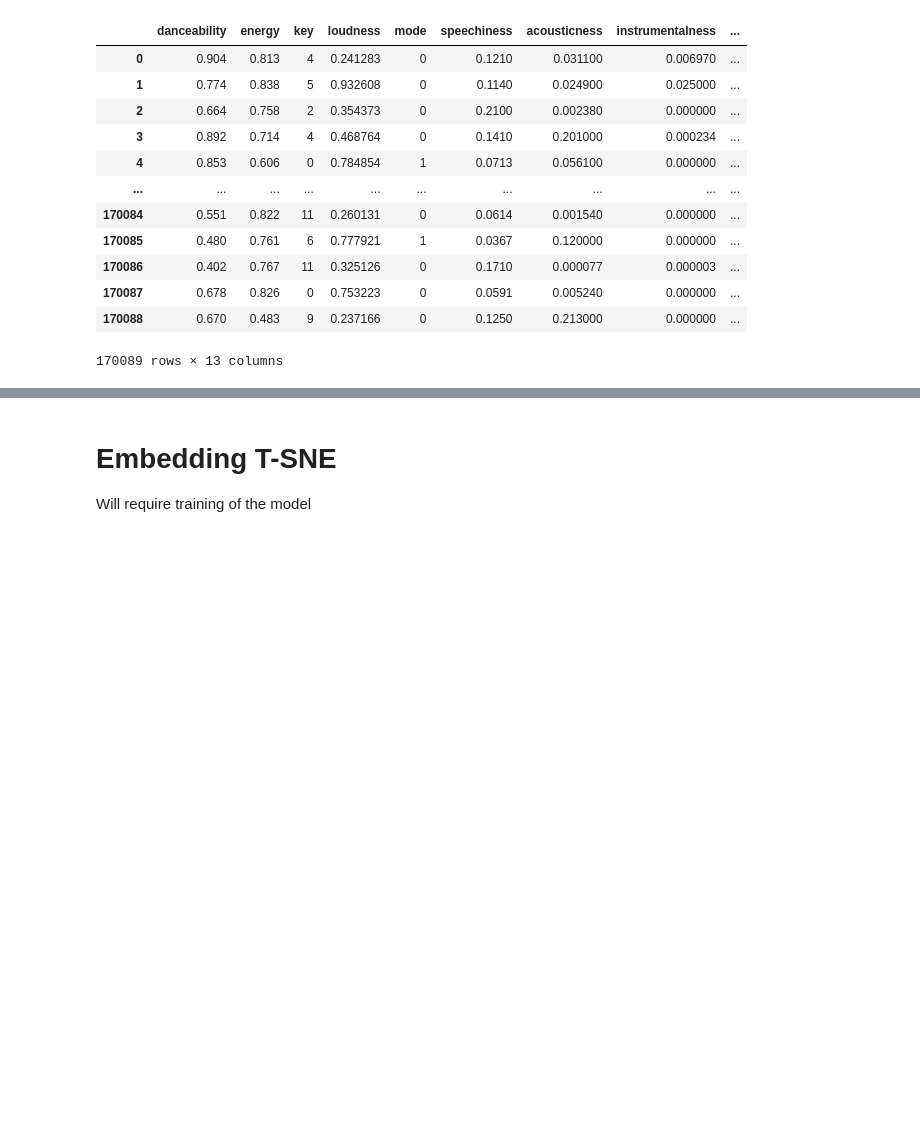
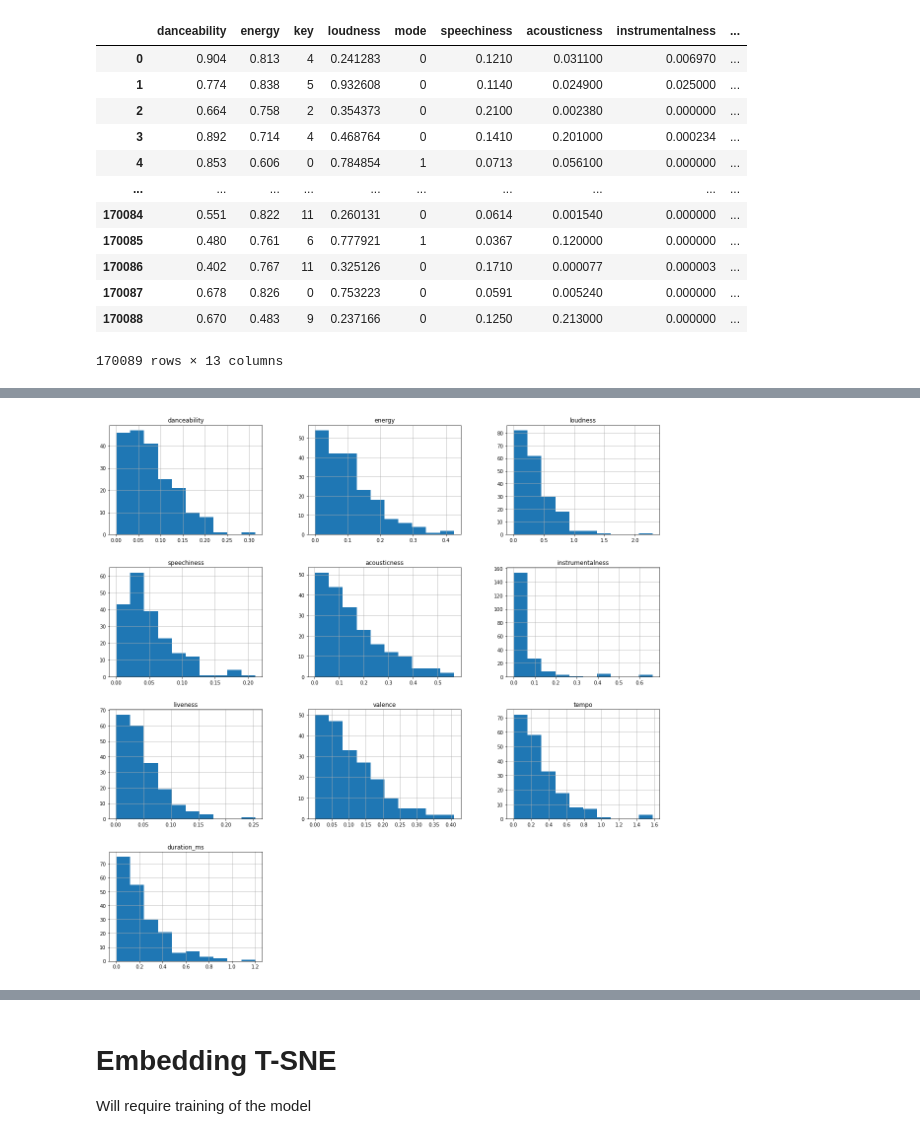
Before and after one commit to shonepatil/GNN-Spotify-Recommender-Project, a Jupyter notebook: src/analysis/recommender_analysis.ipynb, the cells around one changed output, grey strips where cells are left out. Drawn from its saved outputs; the diff is of its cells as text; code cells hidden in the pictures; blank space fills up the shorter version.

```diff
--- a/src/analysis/recommender_analysis.ipynb
+++ b/src/analysis/recommender_analysis.ipynb
@@ -184,0 +215,6 @@ plt.savefig('var_differences.jpg')
+# %%
+# Plots the differences for each average
+pd.DataFrame(differences_avgs).hist(figsize=(20,20))
+plt.savefig('avgs_differences.jpg')
+# %% [output]
+[figure, added]
```
Also changed, not shown: parts of 15 cells of this notebook, 9 other files.
